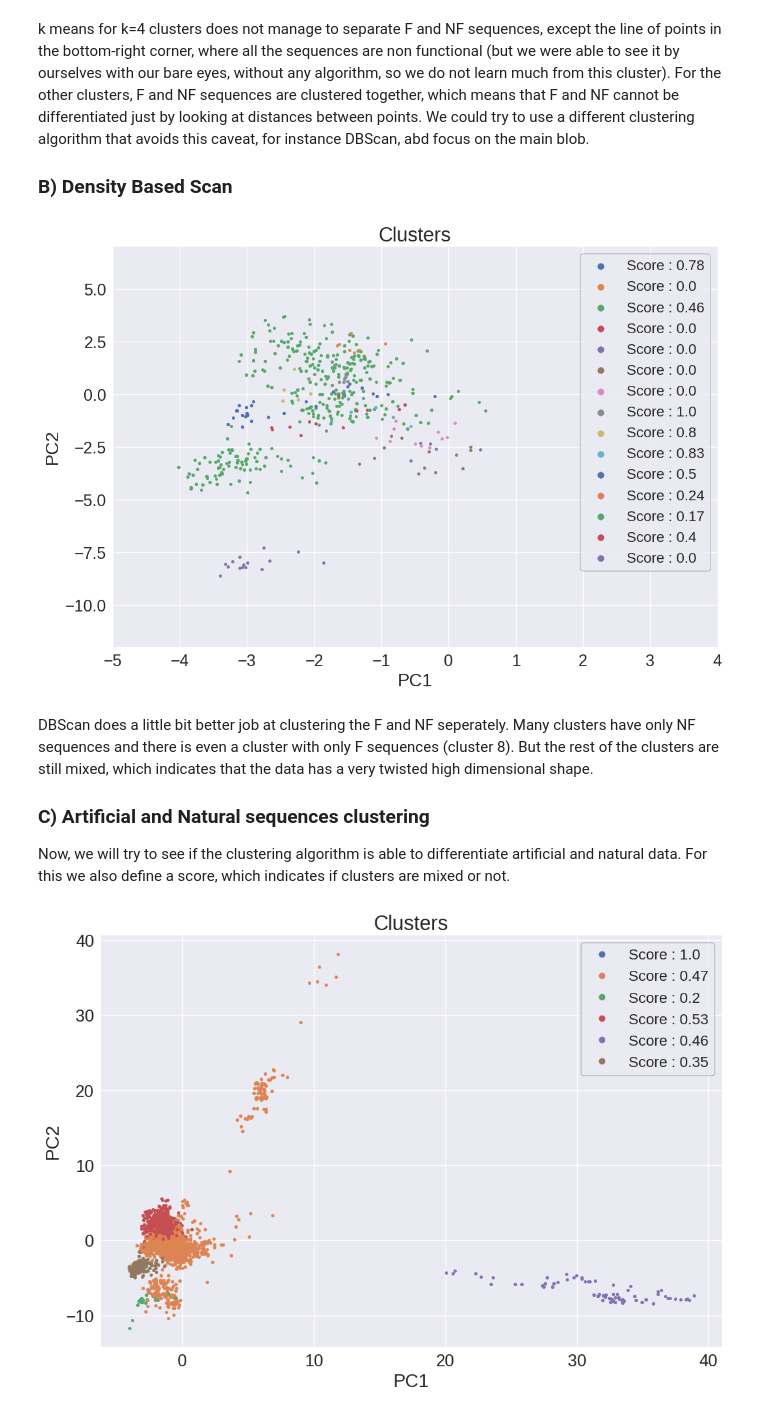
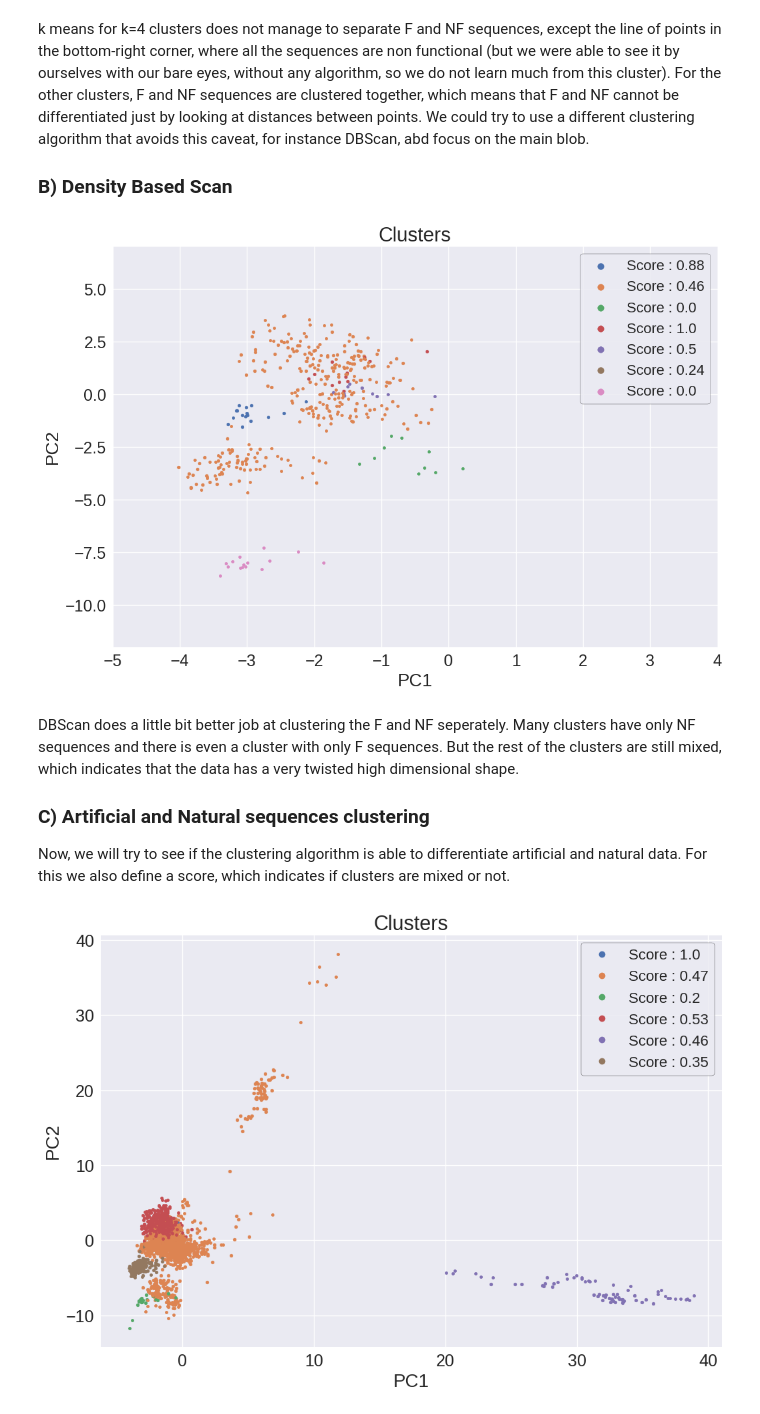
Before and after one commit to vicdlp/CS_project, a Jupyter notebook: CS_project.ipynb, the cells around one changed output. Drawn from its saved outputs; the diff is of its cells as text; code cells hidden in the pictures.

```diff
--- a/CS_project.ipynb
+++ b/CS_project.ipynb
@@ -271,39 +271,39 @@ from sklearn.cluster import DBSCAN
 eps = 40 # size of directly reachable area
 
 # Apply dbscan clustering to the natural data only
-dbscan = DBSCAN(eps=eps, min_samples=5)
+dbscan = DBSCAN(eps=eps, min_samples=10)
 dbscan.fit(X_nat)  # Fit of dbscan
 
 # Get cluster labels for each data point
 cluster_labels = dbscan.labels_
 
 plt.figure(figsize=(12,8))
 plt.xlim(-5,4)
 plt.ylim(-12,7)
 
 for i in range(max(dbscan.labels_)+1): # for each cluster...
   mask = (cluster_labels == i)
   X_cluster = X_nat_pca[mask]
   y_cluster = y_nat[mask]
 
   X_cluster_F = X_cluster[y_cluster == 1]
   X_cluster_NF = X_cluster[y_cluster == 0]
   cluster_score = round(len(X_cluster_F)/(len(X_cluster_NF)+len(X_cluster_F)),2)
 
   # ...plot the cluster in PCA space with F or NF as markerstyle, centered on the main blob
 
   plt.scatter(X_cluster_F[:, 0], X_cluster_F[:, 1], marker = '.', label = f'Score : {cluster_score}')
   plt.plot(X_cluster_NF[:, 0], X_cluster_NF[:, 1], '.')
 
 plt.legend(markerscale = 2)
 plt.title('Clusters')
 plt.xlabel('PC1')
 plt.ylabel('PC2')
 plt.show()
 # %% [output]
-[figure, old version]
+[figure, new version]
 # %% [markdown]
-DBScan does a little bit better job at clustering the F and NF seperately. Many clusters have only NF sequences and there is even a cluster with only F sequences (cluster 8). But the rest of the clusters are still mixed, which indicates that the data has a very twisted high dimensional shape.
+DBScan does a little bit better job at clustering the F and NF seperately. Many clusters have only NF sequences and there is even a cluster with only F sequences. But the rest of the clusters are still mixed, which indicates that the data has a very twisted high dimensional shape.
 
 ### C) Artificial and Natural sequences clustering
 
```
Also changed, not shown: parts of 26 cells of this notebook.
